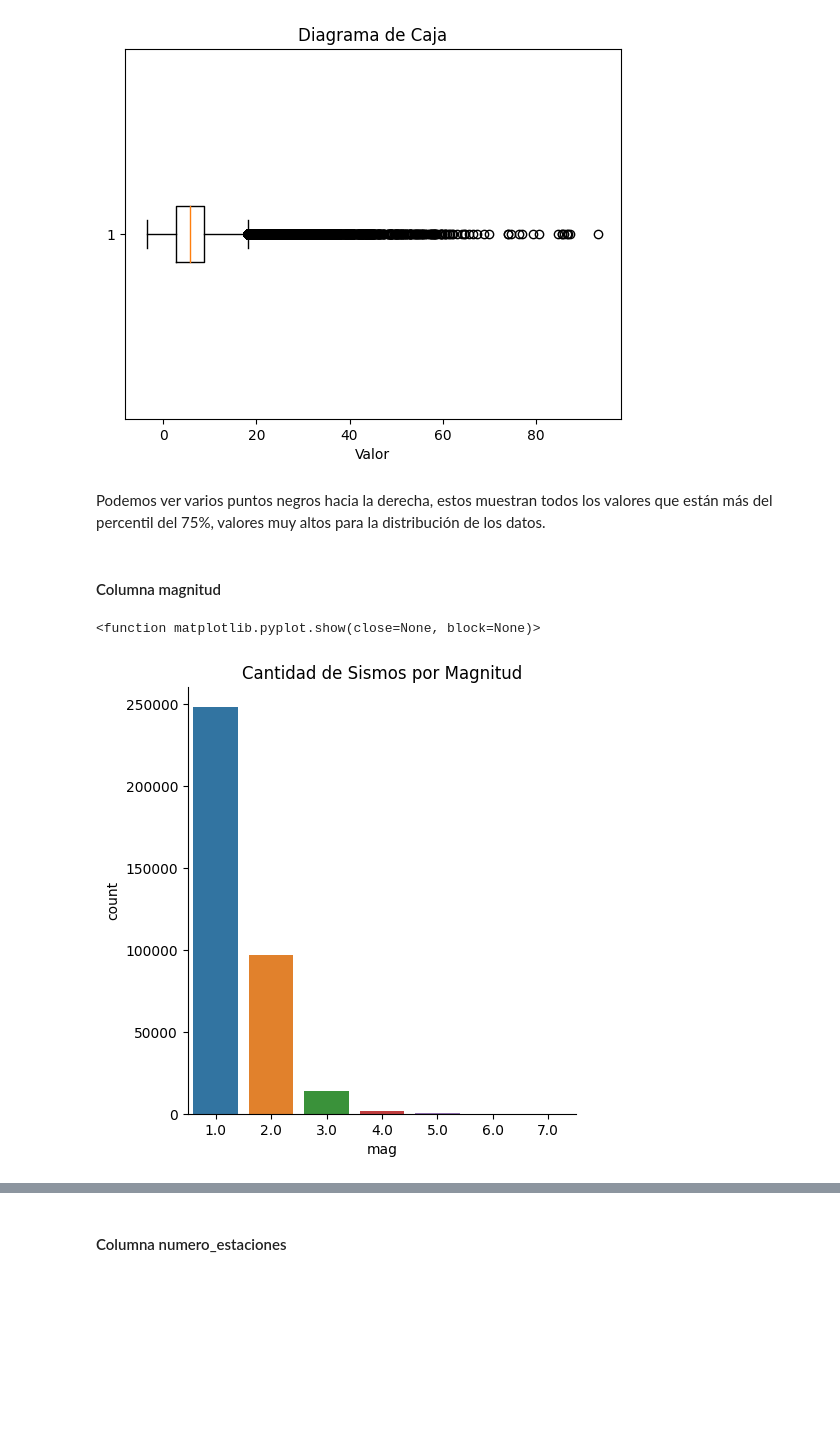
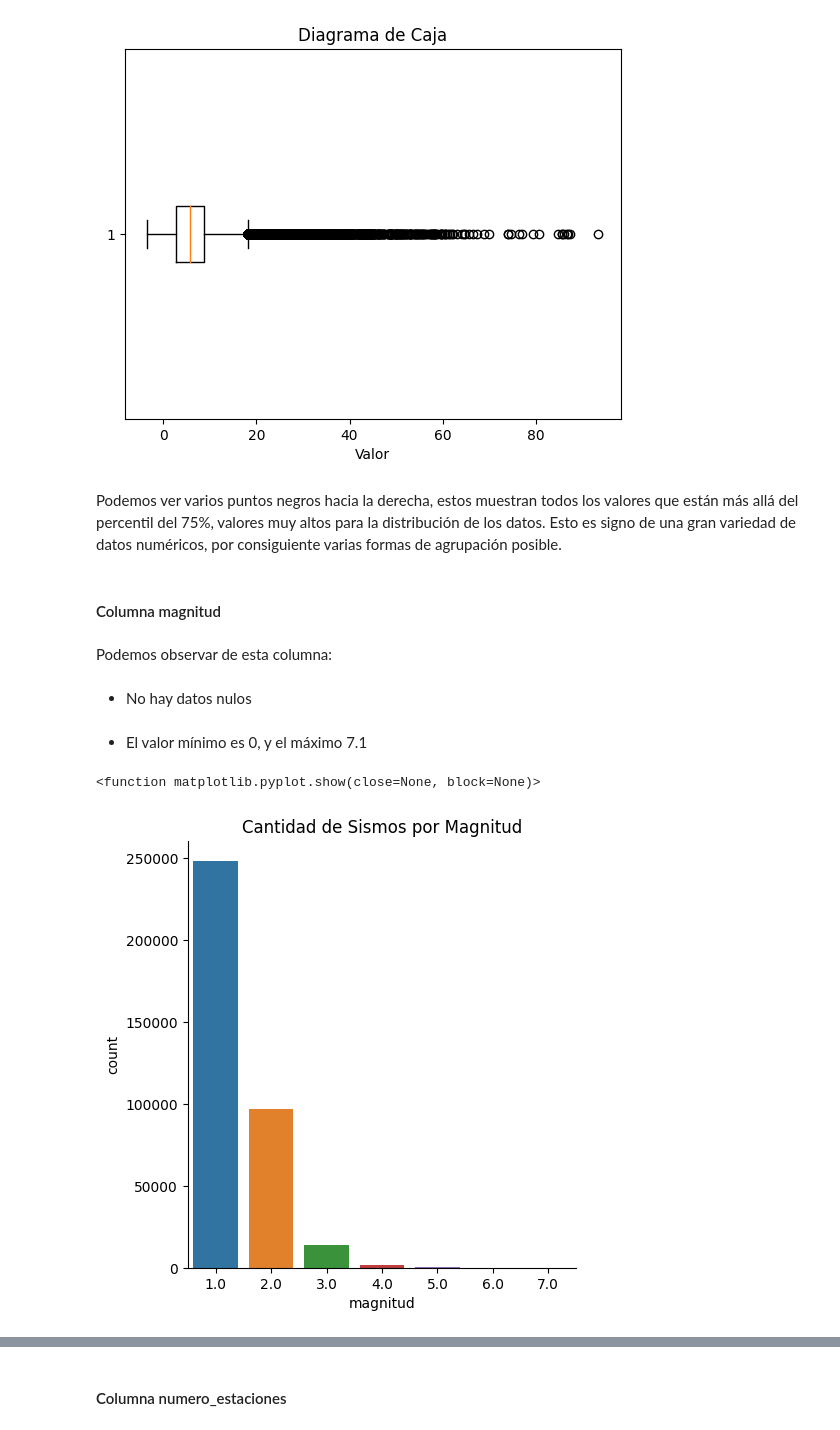
Before and after one commit to Magic-Mario/sismos_clas_henry, a Jupyter notebook: src/notebooks/eda.ipynb, the cells around one changed output, grey strips where cells are left out. Cells and saved outputs as stored; diff of their text form; code cells hidden in the pictures; blank space fills up the shorter version.

```diff
--- a/src/notebooks/eda.ipynb
+++ b/src/notebooks/eda.ipynb
@@ -561,24 +563,30 @@ plt.title('Diagrama de Caja')
 Text(0.5, 1.0, 'Diagrama de Caja')
 [figure]
 # %% [markdown]
-Podemos ver varios puntos negros hacia la derecha, estos muestran todos los valores que están más del percentil del 75%, valores muy altos para la distribución de los datos.
+Podemos ver varios puntos negros hacia la derecha, estos muestran todos los valores que están más allá del percentil del 75%, valores muy altos para la distribución de los datos. Esto es signo de una gran variedad de datos numéricos, por consiguiente varias formas de agrupación posible.
 # %% [markdown]
 #### Columna magnitud
+# %% [markdown]
+Podemos observar de esta columna:
+# %% [markdown]
+- No hay datos nulos
+# %% [markdown]
+- El valor mínimo es 0, y el máximo 7.1
 # %%
 #Sismos por Magnitud
 #Copia y redondeo de magnitud
 
 df_copia = df.copy()
-df_copia['mag'] = df_copia['mag'].round()
-df_copia = df_copia[df_copia['mag'] > 0]
+df_copia['magnitud'] = df_copia['magnitud'].round()
+df_copia = df_copia[df_copia['magnitud'] > 0]
 
 sns.catplot(
     data=df_copia,
-    x='mag',
+    x='magnitud',
     kind='count',
 )
 plt.title('Cantidad de Sismos por Magnitud')
 plt.show
 # %% [output]
 <function matplotlib.pyplot.show(close=None, block=None)>
-[figure, old version]
+[figure, new version]
```
Also changed, not shown: parts of 35 cells of this notebook.
